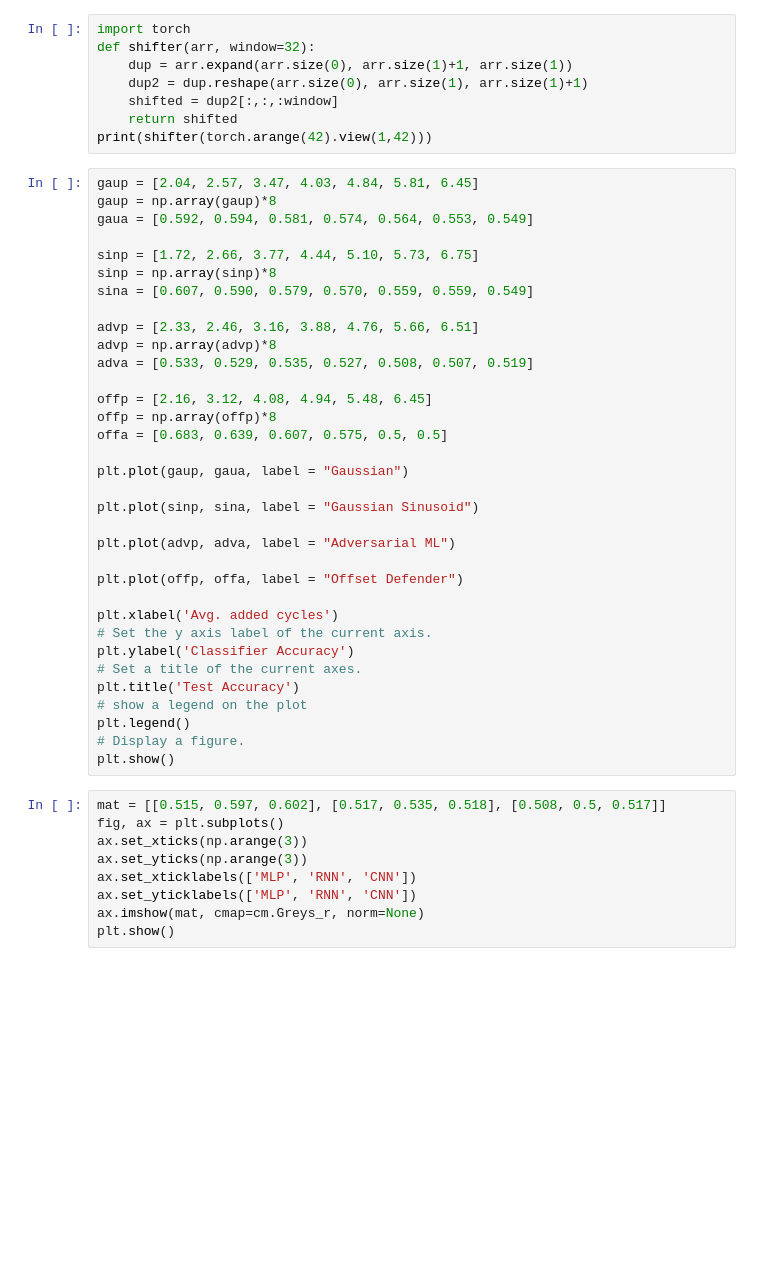
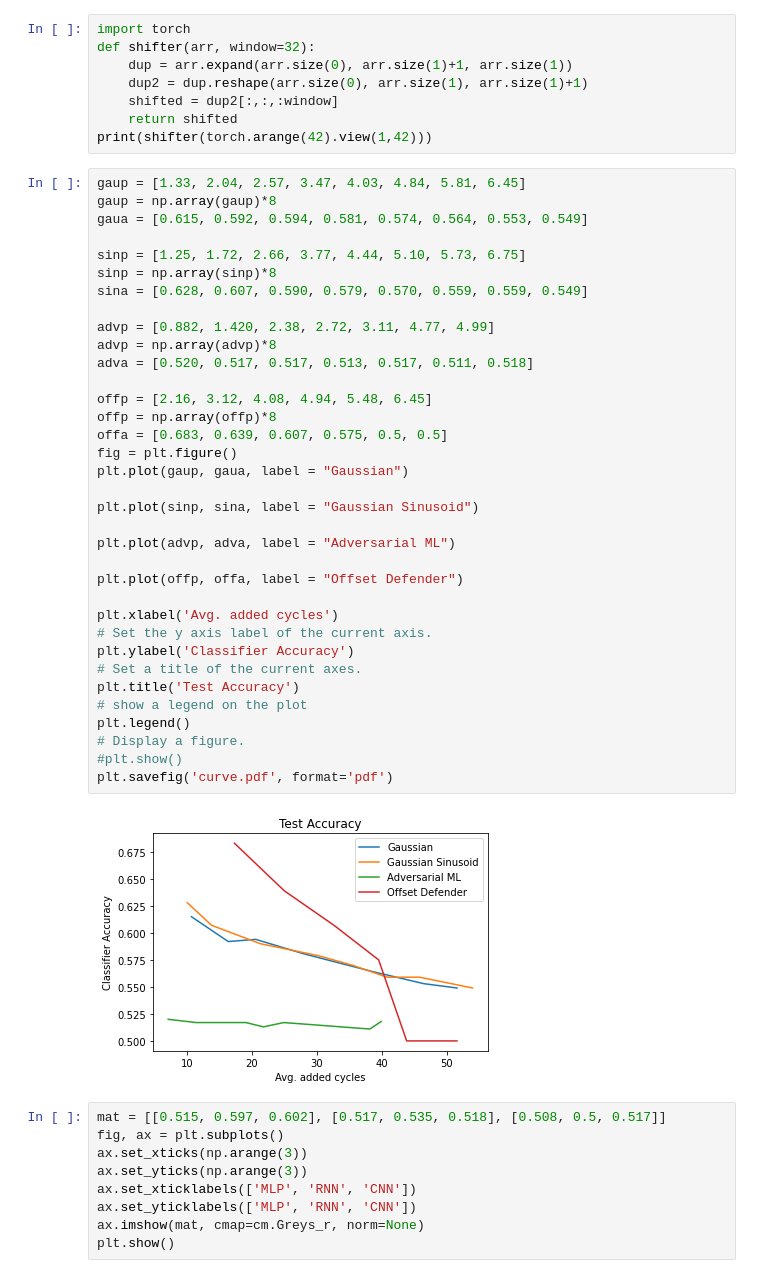
Before and after one commit to hwnam831/ring-defender, a Jupyter notebook: plotter.ipynb, the cells around one changed output. Saved outputs shown, nothing was run; the diff lists cells and outputs as text; blank space fills up the shorter version.

Commit message:
plotting

```diff
--- a/plotter.ipynb
+++ b/plotter.ipynb
@@ -101,39 +101,42 @@ def shifter(arr, window=32):
     return shifted
 print(shifter(torch.arange(42).view(1,42)))
 # %%
-gaup = [2.04, 2.57, 3.47, 4.03, 4.84, 5.81, 6.45]
+gaup = [1.33, 2.04, 2.57, 3.47, 4.03, 4.84, 5.81, 6.45]
 gaup = np.array(gaup)*8
-gaua = [0.592, 0.594, 0.581, 0.574, 0.564, 0.553, 0.549]
+gaua = [0.615, 0.592, 0.594, 0.581, 0.574, 0.564, 0.553, 0.549]
 
-sinp = [1.72, 2.66, 3.77, 4.44, 5.10, 5.73, 6.75]
+sinp = [1.25, 1.72, 2.66, 3.77, 4.44, 5.10, 5.73, 6.75]
 sinp = np.array(sinp)*8
-sina = [0.607, 0.590, 0.579, 0.570, 0.559, 0.559, 0.549]
+sina = [0.628, 0.607, 0.590, 0.579, 0.570, 0.559, 0.559, 0.549]
 
-advp = [2.33, 2.46, 3.16, 3.88, 4.76, 5.66, 6.51]
+advp = [0.882, 1.420, 2.38, 2.72, 3.11, 4.77, 4.99]
 advp = np.array(advp)*8
-adva = [0.533, 0.529, 0.535, 0.527, 0.508, 0.507, 0.519]
+adva = [0.520, 0.517, 0.517, 0.513, 0.517, 0.511, 0.518]
 
 offp = [2.16, 3.12, 4.08, 4.94, 5.48, 6.45]
 offp = np.array(offp)*8
 offa = [0.683, 0.639, 0.607, 0.575, 0.5, 0.5]
-
+fig = plt.figure()
 plt.plot(gaup, gaua, label = "Gaussian")
 
 plt.plot(sinp, sina, label = "Gaussian Sinusoid")
 
 plt.plot(advp, adva, label = "Adversarial ML")
 
 plt.plot(offp, offa, label = "Offset Defender")
 
 plt.xlabel('Avg. added cycles')
 # Set the y axis label of the current axis.
 plt.ylabel('Classifier Accuracy')
 # Set a title of the current axes.
 plt.title('Test Accuracy')
 # show a legend on the plot
 plt.legend()
 # Display a figure.
-plt.show()
+#plt.show()
+plt.savefig('curve.pdf', format='pdf')
+# %% [output]
+[figure, added]
 # %%
 mat = [[0.515, 0.597, 0.602], [0.517, 0.535, 0.518], [0.508, 0.5, 0.517]]
 fig, ax = plt.subplots()
```
Also changed, not shown: parts of 4 cells of this notebook, 5 other files.
